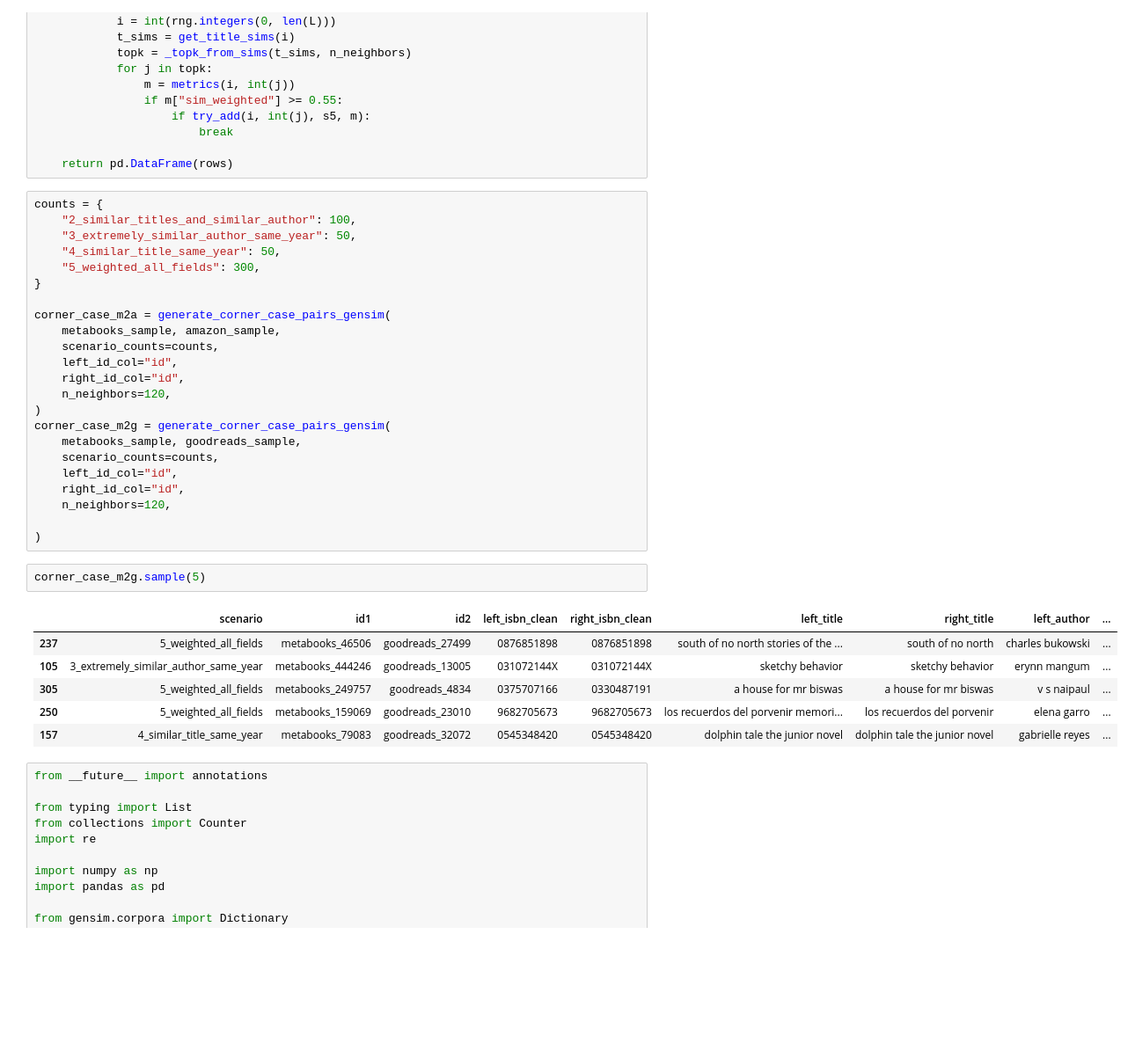
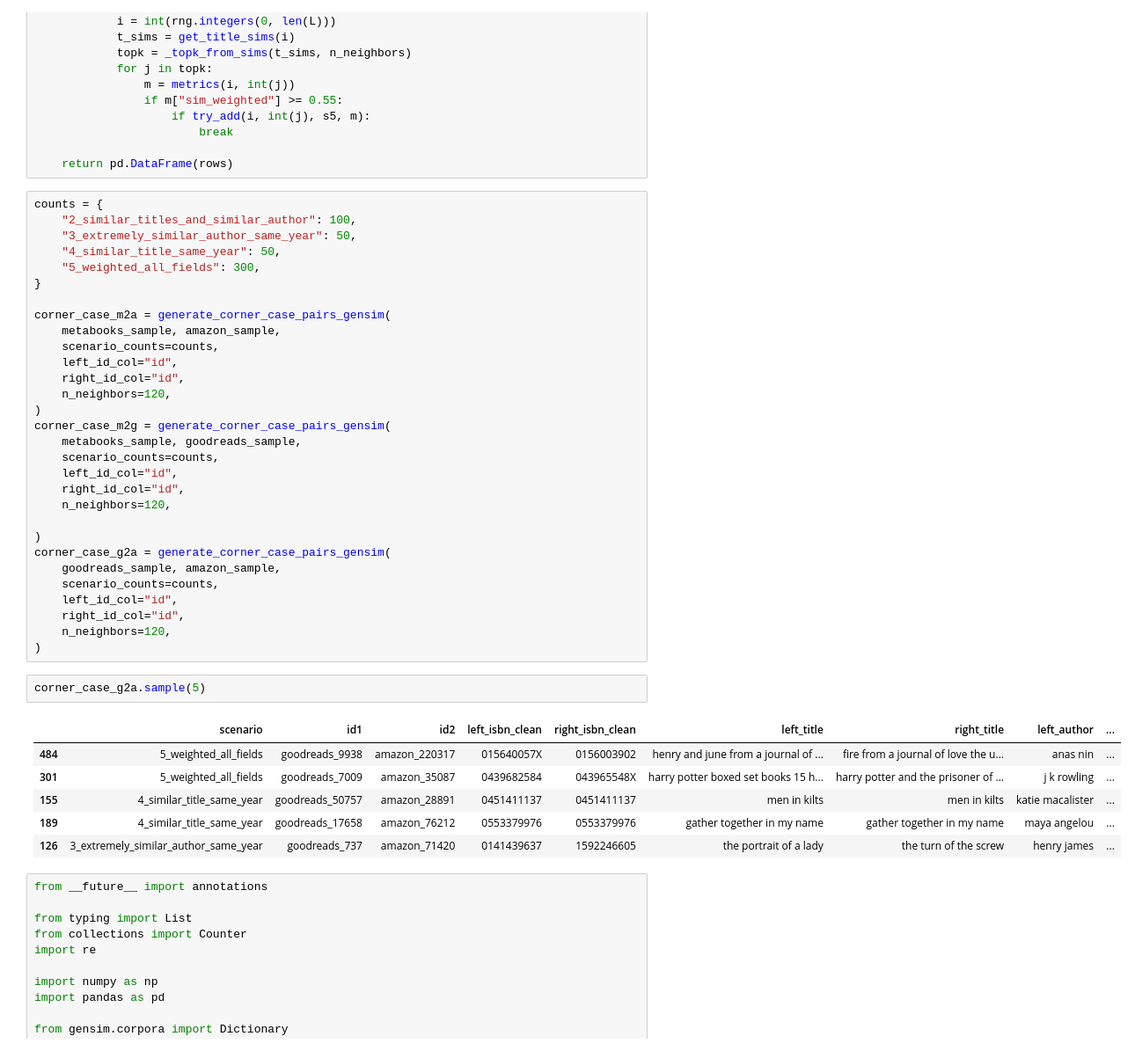
Before and after one commit to gdebus/data-integration-team-project, a Jupyter notebook: books-integration/preprocessing/Matching-Test-and-Training-Dataset-Preprocessing.ipynb, the cells around one changed output. Shown at 88% size. Saved outputs shown, nothing was run; the diff lists cells and outputs as text; blank space fills up the shorter version.

Commit message:
Created subsample for agent use case

```diff
--- a/books-integration/preprocessing/Matching-Test-and-Training-Dataset-Preprocessing.ipynb
+++ b/books-integration/preprocessing/Matching-Test-and-Training-Dataset-Preprocessing.ipynb
@@ -834,15 +841,22 @@ corner_case_m2g = generate_corner_case_pairs_gensim(
     n_neighbors=120,
 
 )
+corner_case_g2a = generate_corner_case_pairs_gensim(
+    goodreads_sample, amazon_sample,
+    scenario_counts=counts,
+    left_id_col="id",
+    right_id_col="id",
+    n_neighbors=120,
+)
 # %%
-corner_case_m2g.sample(5)
+corner_case_g2a.sample(5)
 # %% [output]
 |  | scenario | id1 | id2 | left_isbn_clean | right_isbn_clean | left_title | right_title | left_author | ... |
-| 237 | 5_weighted_all_fields | metabooks_46506 | goodreads_27499 | 0876851898 | 0876851898 | south of no north stories of the ... | south of no north | charles bukowski | ... |
-| 105 | 3_extremely_similar_author_same_year | metabooks_444246 | goodreads_13005 | 031072144X | 031072144X | sketchy behavior | sketchy behavior | erynn mangum | ... |
-| 305 | 5_weighted_all_fields | metabooks_249757 | goodreads_4834 | 0375707166 | 0330487191 | a house for mr biswas | a house for mr biswas | v s naipaul | ... |
-| 250 | 5_weighted_all_fields | metabooks_159069 | goodreads_23010 | 9682705673 | 9682705673 | los recuerdos del porvenir memori... | los recuerdos del porvenir | elena garro | ... |
-| 157 | 4_similar_title_same_year | metabooks_79083 | goodreads_32072 | 0545348420 | 0545348420 | dolphin tale the junior novel | dolphin tale the junior novel | gabrielle reyes | ... |
+| 484 | 5_weighted_all_fields | goodreads_9938 | amazon_220317 | 015640057X | 0156003902 | henry and june from a journal of ... | fire from a journal of love the u... | anas nin | ... |
+| 301 | 5_weighted_all_fields | goodreads_7009 | amazon_35087 | 0439682584 | 043965548X | harry potter boxed set books 15 h... | harry potter and the prisoner of ... | j k rowling | ... |
+| 155 | 4_similar_title_same_year | goodreads_50757 | amazon_28891 | 0451411137 | 0451411137 | men in kilts | men in kilts | katie macalister | ... |
+| 189 | 4_similar_title_same_year | goodreads_17658 | amazon_76212 | 0553379976 | 0553379976 | gather together in my name | gather together in my name | maya angelou | ... |
+| 126 | 3_extremely_similar_author_same_year | goodreads_737 | amazon_71420 | 0141439637 | 1592246605 | the portrait of a lady | the turn of the screw | henry james | ... |
 # %%
 from __future__ import annotations
 
```
Also changed, not shown: parts of 11 cells of this notebook, 1 other file.
